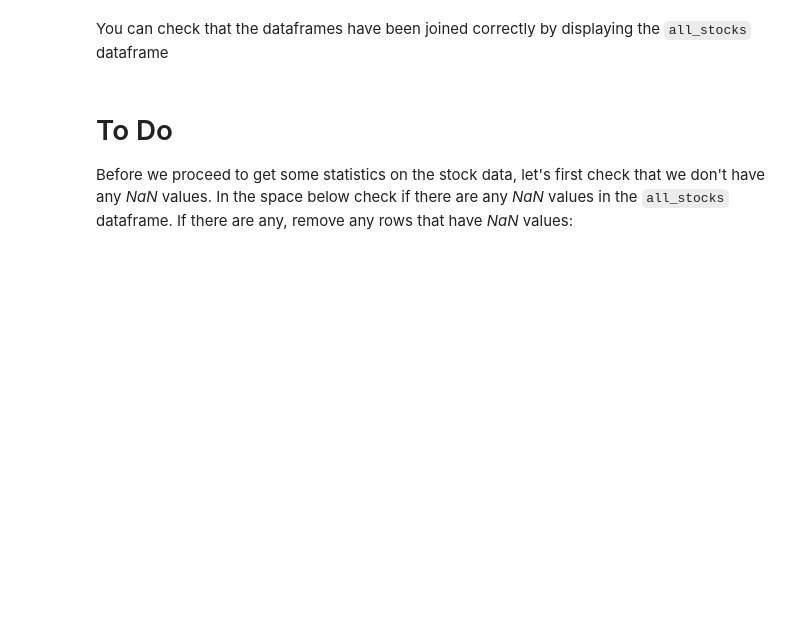
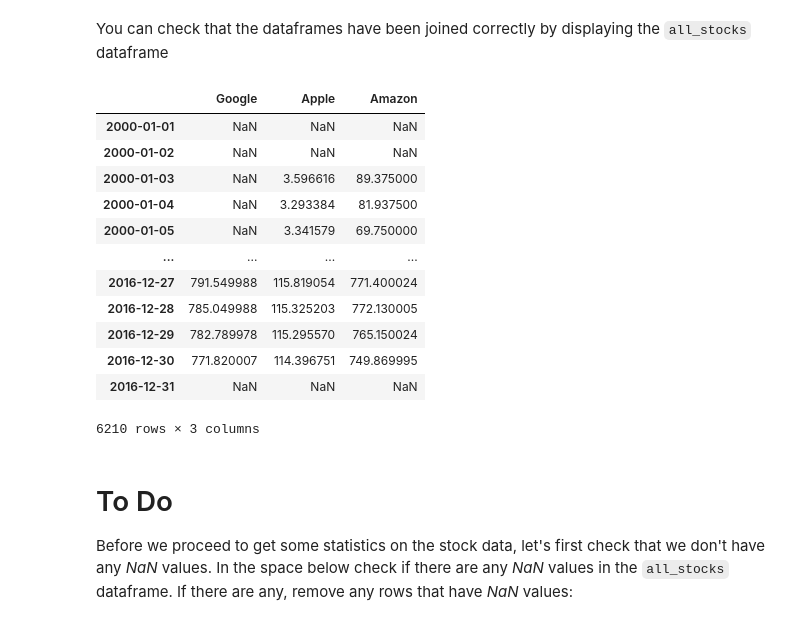
Before and after one commit to fedevita/udacity-aipnd-pandas-mini-project, a Jupyter notebook: work/Statistics from Stock Data.ipynb, the cells around one changed output. Cells and saved outputs as stored; diff of their text form; code cells hidden in the pictures; blank space fills up the shorter version.

```diff
--- a/work/Statistics from Stock Data.ipynb
+++ b/work/Statistics from Stock Data.ipynb
@@ -29,14 +60,15 @@ You will now load the stock data from Google, Apple, and Amazon into separte Dat
 
 Fill in the code below:
 # %%
+date_parser = lambda x: pd.to_datetime(x, format='%Y-%m-%d')
 # We load the Google stock data into a DataFrame
-google_stock =
+google_stock = pd.read_csv('GOOG.csv',usecols = ['Date','Adj Close'],index_col = ['Date'],parse_dates=True,date_format='%Y-%m-%d')
 
 # We load the Apple stock data into a DataFrame
-apple_stock =
+apple_stock = pd.read_csv('AAPL.csv',usecols = ['Date','Adj Close'],index_col = ['Date'],parse_dates=True,date_format='%Y-%m-%d')
 
 # We load the Amazon stock data into a DataFrame
-amazon_stock =
+amazon_stock = pd.read_csv('AMZN.csv',usecols = ['Date','Adj Close'],index_col = ['Date'],parse_dates=True,date_format='%Y-%m-%d')
 # %% [markdown]
 You can check that you have loaded the data correctly by displaying the head of the DataFrames.
 # %%
@@ -55,13 +103,13 @@ all_stocks = pd.DataFrame(index = dates)
 You will now join the the individual DataFrames, `google_stock`, `apple_stock`, and `amazon_stock`, to the `all_stocks` DataFrame. However, before you do this, it is necessary that you change the name of the columns in each of the three dataframes. This is because the column labels in the `all_stocks` dataframe must be unique. Since all the columns in the individual dataframes have the same name, `Adj Close`, we must change them to the stock name before joining them. In the space below change the column label `Adj Close` of each individual dataframe to the name of the corresponding stock. You can do this by using the `pd.DataFrame.rename()` function.
 # %%
 # Change the Adj Close column label to Google
-google_stock =
+google_stock = google_stock.rename(columns={"Adj Close":"Google"})
 
 # Change the Adj Close column label to Apple
-apple_stock =
+apple_stock = apple_stock.rename(columns={"Adj Close":"Apple"})
 
 # Change the Adj Close column label to Amazon
-amazon_stock =
+amazon_stock =  amazon_stock.rename(columns={"Adj Close":"Amazon"})
 # %% [markdown]
 You can check that the column labels have been changed correctly by displaying the datadrames
 # %%
@@ -77,14 +173,29 @@ Now that we have unique column labels, we can join the individual DataFrames to
 all_stocks = all_stocks.join(google_stock)
 
 # We join the Apple stock to all_stocks
-all_stocks =
+all_stocks = all_stocks.join(apple_stock)
 
 # We join the Amazon stock to all_stocks
-all_stocks =
+all_stocks = all_stocks.join(amazon_stock)
 # %% [markdown]
 You can check that the dataframes have been joined correctly by displaying the `all_stocks`  dataframe
 # %%
 # We display the all_stocks DataFrame
+all_stocks
+# %% [output]
+|  | Google | Apple | Amazon |
+| 2000-01-01 | NaN | NaN | NaN |
+| 2000-01-02 | NaN | NaN | NaN |
+| 2000-01-03 | NaN | 3.596616 | 89.375000 |
+| 2000-01-04 | NaN | 3.293384 | 81.937500 |
+| 2000-01-05 | NaN | 3.341579 | 69.750000 |
+| ... | ... | ... | ... |
+| 2016-12-27 | 791.549988 | 115.819054 | 771.400024 |
+| 2016-12-28 | 785.049988 | 115.325203 | 772.130005 |
+| 2016-12-29 | 782.789978 | 115.295570 | 765.150024 |
+| 2016-12-30 | 771.820007 | 114.396751 | 749.869995 |
+| 2016-12-31 | NaN | NaN | NaN |
+6210 rows × 3 columns
 # %% [markdown]
 # To Do
 
```
Also changed, not shown: parts of 15 cells of this notebook.
